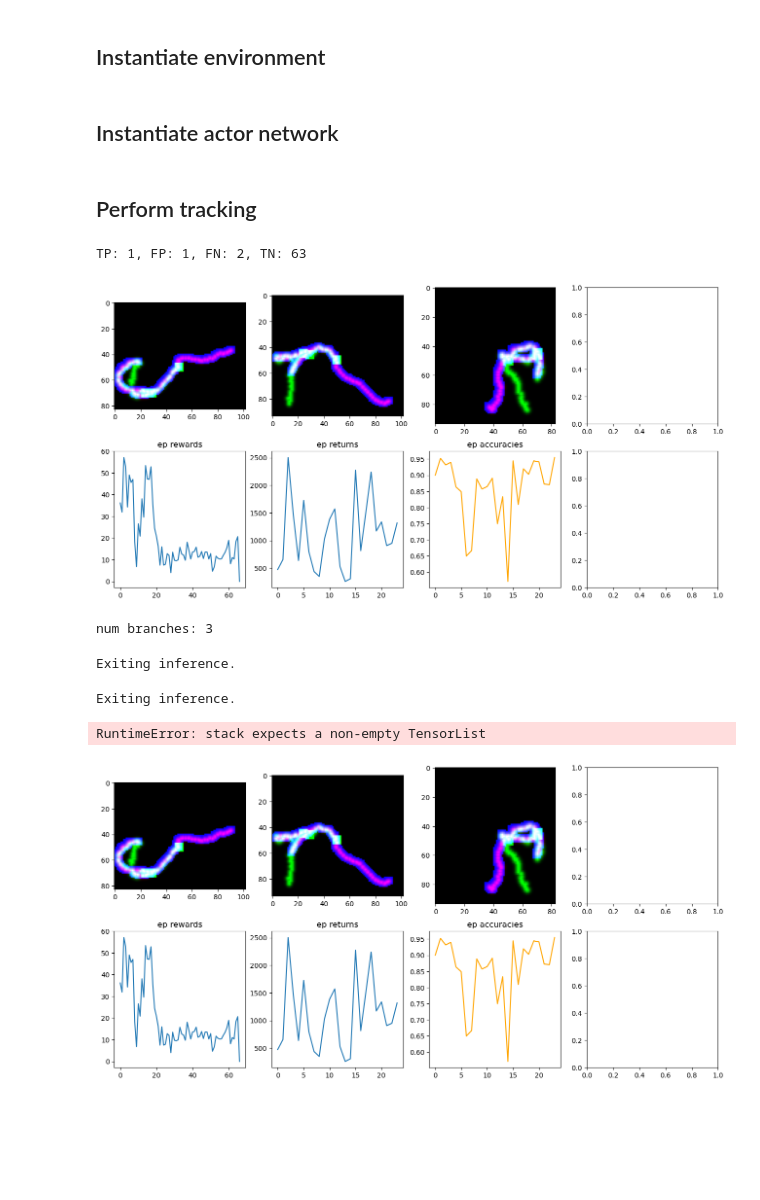
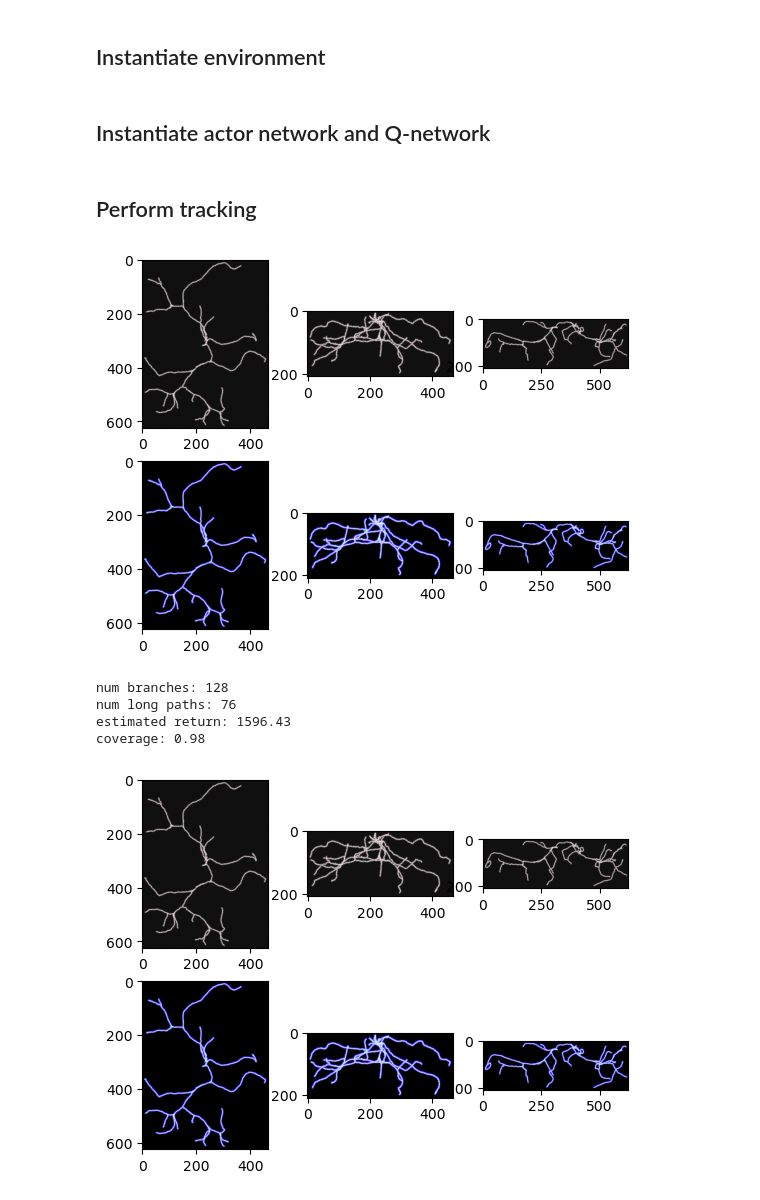
Before and after one commit to BrysonGray/neurotrack, a Jupyter notebook: sac_tracking_inference.ipynb, the cells around one changed output. Saved outputs shown, nothing was run; the diff lists cells and outputs as text; code cells hidden in the pictures; blank space fills up the shorter version.

```diff
--- a/sac_tracking_inference.ipynb
+++ b/sac_tracking_inference.ipynb
@@ -22,7 +24,8 @@ dtype = torch.float32
 # %% [markdown]
 ## Instantiate environment
 # %%
-config_file = "../configs/sac_inference_curves_no_artifacts_b-2.json"
+# config_file = "../configs/sac_inference_neuromorpho_with_artifacts.json"
+config_file = "../configs/sac_inference_gold166.json"
 with open(config_file) as f:
     params = json.load(f)
 
@@ -31,50 +34,57 @@ outdir = params["outdir"]
 name = params["name"]
 step_size = params["step_size"] if "step_size" in params else 1.0
 step_width = params["step_width"] if "step_width" in params else 1.0
-batch_size = params["batchsize"] if "batchsize" in params else 256
-tau = params["tau"] if "tau" in params else 0.005
-gamma = params["gamma"] if "gamma" in params else 0.99
-lr = params["lr"] if "lr" in params else 0.001
 alpha = params["alpha"] if "alpha" in params else 1.0
 beta = params["beta"] if "beta" in params else 1e-3
 friction = params["friction"] if "friction" in params else 1e-4
-n_episodes = params["n_episodes"] if "n_episodes" in params else 100
-init_temperature = params["init_temperature"] if "init_temperature" in params else 0.005
-target_entropy = params["target_entropy"] if "target_entropy" in params else 0.0
-branching = params["branching"] if "branching" in params else True
-section_masking = params["section_masking"] if "section_masking" in params else False
+repeat_starts = params["repeat_starts"] if "repeat_starts" in params else True
 patch_radius = 17
+inchannels = 1
 
+if "classifier_weights" in params:
+    classifier_path = params["classifier_weights"]
+    classifier_state_dict = torch.load(classifier_path)#, weights_only=True)
+    classifier = ResNet3D(ResidualBlock3D, [3, 4, 6, 3], in_channels=inchannels, num_classes=1)
+    classifier = classifier.to(device=DEVICE, dtype=dtype)
+    classifier.load_state_dict(classifier_state_dict)
+    classifier.eval()
+else:
+    classifier = None
 
 env = Environment(img_path,
                 radius=patch_radius,
                 step_size=step_size,
                 step_width=step_width,
-                max_len=1000,
+                max_len=10000,
+                max_paths=1000,
                 alpha=alpha,
                 beta=beta,
                 friction=friction,
-                branching=branching,
-                section_masking=section_masking)
+                classifier=classifier,
+                repeat_starts=repeat_starts)
 # %% [markdown]
-## Instantiate actor network
+## Instantiate actor network and Q-network
 # %%
-in_channels = 4
-actor = ConvNet(chin=in_channels, chout=5)
+in_channels = 2
+actor = ConvNet(chin=in_channels, chout=4)
 actor = actor.to(device=DEVICE,dtype=dtype)
+
+Q = ConvNet(chin=in_channels+3,chout=1)
+Q = Q.to(device=DEVICE,dtype=dtype)
+
 if "sac_weights" in params:
     sac_path = params["sac_weights"]
     state_dicts = torch.load(sac_path)
     actor.load_state_dict(state_dicts["policy_state_dict"])
+    Q.load_state_dict(state_dicts["Q1_state_dict"])
 # %% [markdown]
 ## Perform tracking
 # %%
-sac.inference(env, actor, outdir, save=False, manual=True)
+sac.inference(env, actor, outdir, Q_net=Q, n_trials=5, save_paths=True, sync=False)
 # %% [output]
+[figure, new version]
-TP: 1, FP: 1, FN: 2, TN: 63
+num branches: 128
+num long paths: 76
+estimated return: 1596.43
+coverage: 0.98
-[figure, old version]
-num branches: 3
-Exiting inference.
-Exiting inference.
-RuntimeError: stack expects a non-empty TensorList
-[figure, old version]
+[figure, new version]
```
Also changed, not shown: parts of 6 cells of this notebook, 37 other files.
